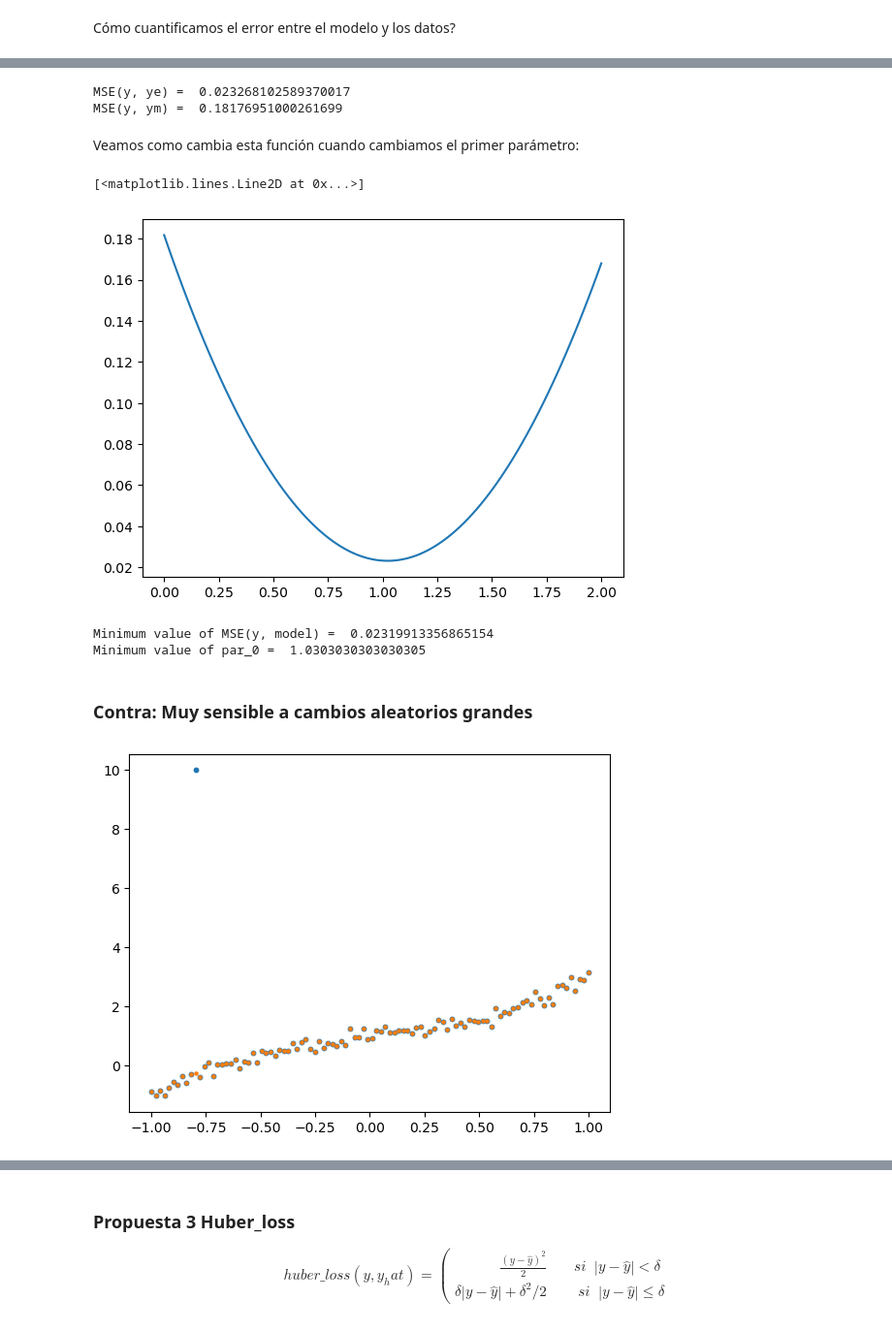
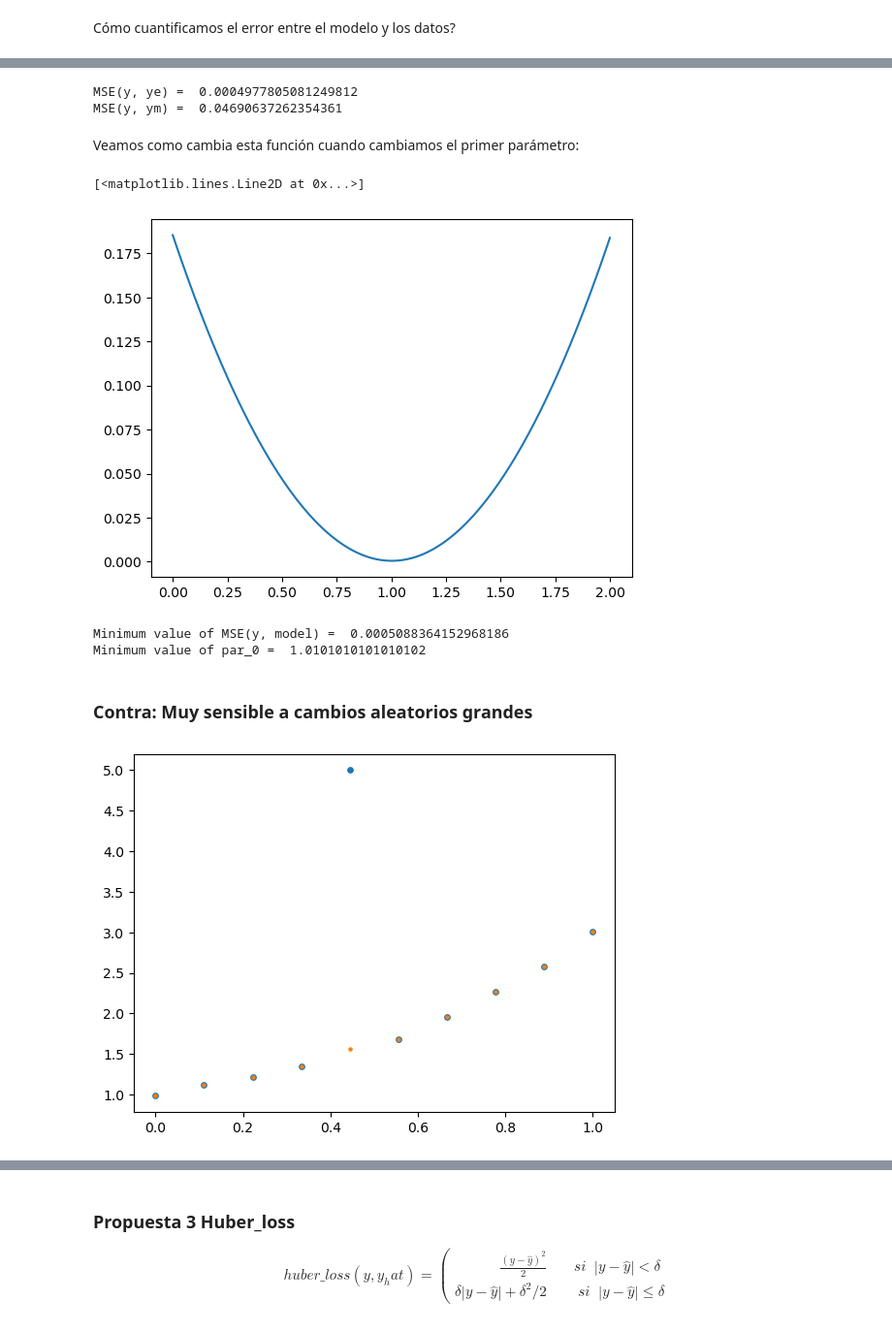
Before and after one commit to reula/Clase_redes_neuronales, a Jupyter notebook: cost_and_other_functions.ipynb, the cells around one changed output, grey strips where cells are left out. Shown at 97% size. Drawn from its saved outputs; the diff is of its cells as text; code cells hidden in the pictures.

```diff
--- a/cost_and_other_functions.ipynb
+++ b/cost_and_other_functions.ipynb
@@ -35,9 +44,10 @@ Con $r$ es una distribución normal.
 import numpy as np
 import matplotlib.pyplot as plt
 # %%
-x = np.linspace(-1, 1, 100)
+N = 10
+x = np.linspace(0, 1, N)
 
-r = 0.5*np.random.normal(0, 0.3, 100)
+r = 0.1*np.random.normal(0, 0.3, N)
 y = x**3 + x + 1 + r
 
 def model(x,par):
@@ -45,7 +55,7 @@ def model(x,par):
 
 
 ye = model(x,[1,1,1]) #ye = x**3 + x + 1
-ym = model(x,[0,1,1]) #ym = x + 1
+ym = model(x,[0.5,1,1]) #ym = x**3/2 x + 1
 # %%
 plt.hist(r)
 plt.show()
@@ -84,8 +97,8 @@ def mse(y, y_hat):
 print("MSE(y, ye) = ", mse(y, ye))
 print("MSE(y, ym) = ", mse(y, ym))
 # %% [output]
-MSE(y, ye) =  0.023268102589370017
-MSE(y, ym) =  0.18176951000261699
+MSE(y, ye) =  0.0004977805081249812
+MSE(y, ym) =  0.04690637262354361
 # %% [markdown]
 Veamos como cambia esta función cuando cambiamos el primer parámetro:
 # %%
@@ -99,26 +112,26 @@ for i in range(len(par_0)):
 plt.plot(par_0, mse_vals, label="MSE(y, model)")
 # %% [output]
 [<matplotlib.lines.Line2D at 0x...>]
-[figure, old version]
+[figure, new version]
 # %%
 min_val = np.min(mse_vals)
 min_idx = np.argmin(mse_vals)
 print("Minimum value of MSE(y, model) = ", min_val)
 print("Minimum value of par_0 = ", par_0[min_idx])
 # %% [output]
-Minimum value of MSE(y, model) =  0.02319913356865154
-Minimum value of par_0 =  1.0303030303030305
+Minimum value of MSE(y, model) =  0.0005088364152968186
+Minimum value of par_0 =  1.0101010101010102
 # %% [markdown]
 ### Contra: Muy sensible a cambios aleatorios grandes
 # %%
 y_alt = y.copy()
-y_alt[10] = 10
+y_alt[4] = 5
 
-plt.scatter(x, y_alt, s=10, label="y_alt")
+plt.scatter(x, y_alt, s=15, label="y_alt")
 plt.scatter(x, y, s=5, label="y")
 plt.show()
 # %% [output]
-[figure, old version]
+[figure, new version]
 # %%
 mse_vals_alt = np.zeros(len(par_0))
 for i in range(len(par_0)):
```
Also changed, not shown: parts of 24 cells of this notebook, 9 other files.
